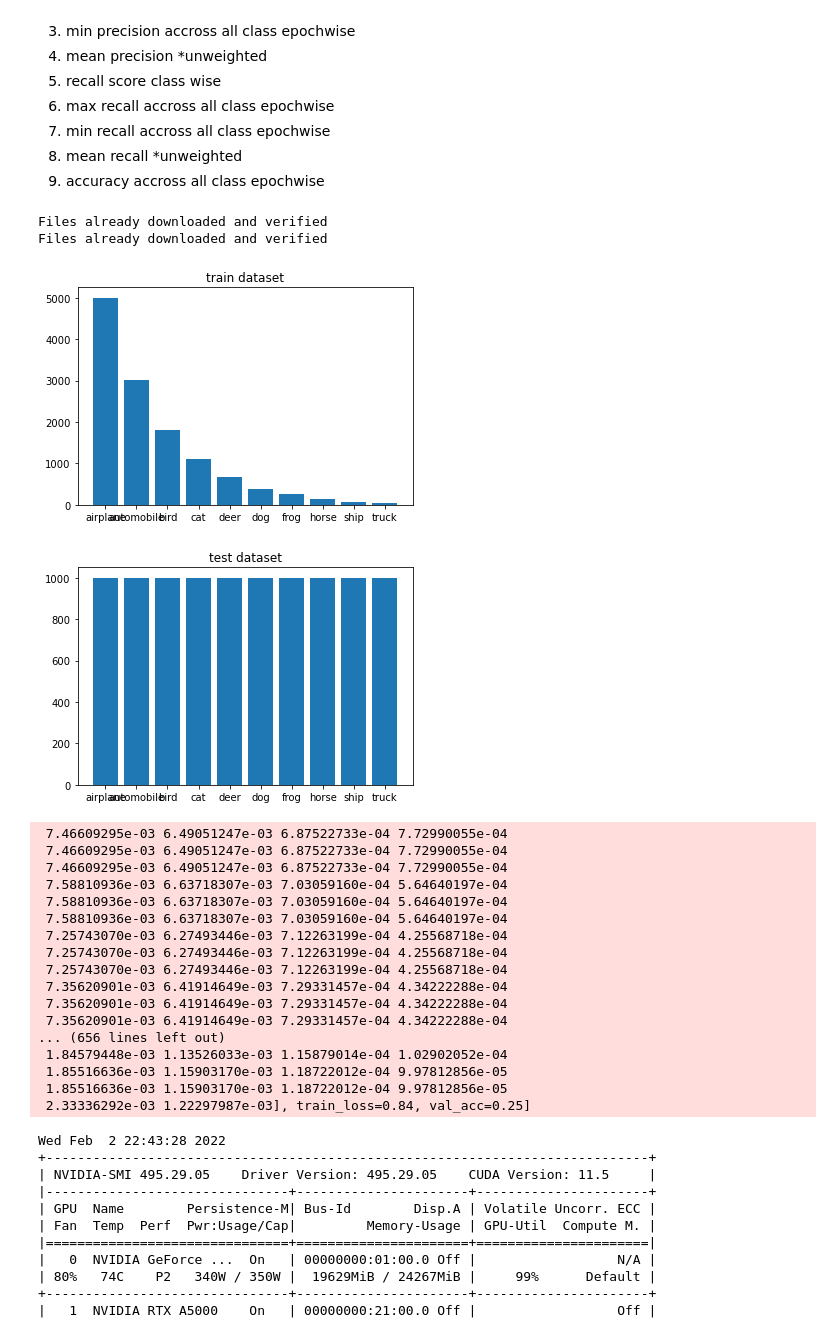
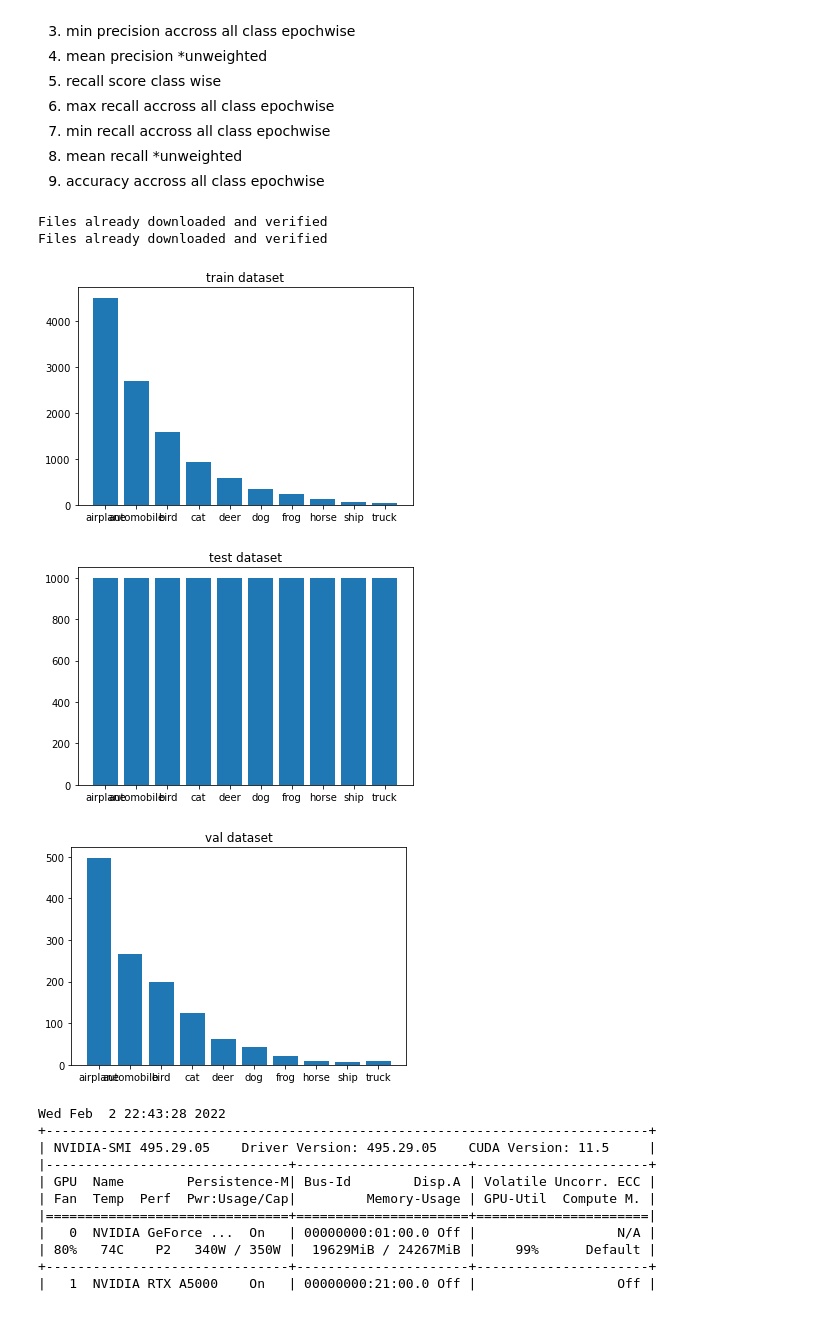
Before and after one commit to stablegradients/TrainingOverParametrisedModels, a Jupyter notebook: main.ipynb, the cells around one changed output. Saved outputs shown, nothing was run; the diff lists cells and outputs as text; code cells hidden in the pictures.

```diff
--- a/main.ipynb
+++ b/main.ipynb
@@ -376,12 +396,12 @@ def validation(valloader, net, lamda, prior,lr=0.1, device='cuda:2'):
 from tqdm import tqdm
 import copy
 
-def loop(writer, trainloader, testloader, classes, net, optimizer, prior, lamda, epochs=1200, lr_scheduler=None):
+def loop(writer, trainloader, testloader, valloader, classes, net, optimizer, prior, lamda, epochs=1200, lr_scheduler=None):
     logbar = tqdm(range(0, epochs), total=epochs, leave=False)
     max_acc = 0.0
     best_acc_model = None
     for i in logbar:
-        G = validation(testloader, net, lamda, prior)
+        G = validation(valloader, net, lamda, prior)
         lamda = np.diag(G)
         criterion = LALoss(gain_matrix=G)
         train_loss = train(trainloader, optimizer, net, criterion, epoch=i)
@@ -392,63 +412,72 @@ def loop(writer, trainloader, testloader, classes, net, optimizer, prior, lamda,
         metrics = get_metrics(outputs, labels, classes)
         for key in metrics.keys():
             writer.add_scalar("test/" + key, metrics[key], i)
+        for j in range(10):
+            writer.add_scalar("val/lambda - " + str(j + 1), lamda[j], i)
         logbar.set_description(f"Epoch [{i}/{epochs}")
         acc = "accuracy"
-        logbar.set_postfix(train_loss=f"{train_loss:.2f}", val_acc=f"{metrics[acc]:.2f}", lambdas=np.diag(G) )
+        logbar.set_postfix(train_loss=f"{train_loss:.2f}", val_acc=f"{metrics[acc]:.2f}")
         if metrics[acc] > max_acc:
             best_acc_model = copy.deepcopy(net)
     return best_acc_model
+# %%
+import random
+
+
+def split(dataset):
+    dataset_len = len(dataset)
+    splits = int(0.1 * dataset_len )
+    indices = list(range(dataset_len))
+    random.shuffle(indices)
+
+    val_idx, train_idx = indices[:splits], indices[splits:]
+    valset, trainset = copy.deepcopy(dataset), copy.deepcopy(dataset)
+
+    valset.data=dataset.data[np.array(val_idx)]
+    valset.targets=list(dataset.targets[x] for x in val_idx)
+
+    trainset.data=dataset.data[np.array(train_idx)]
+    trainset.targets=list(dataset.targets[x] for x in train_idx)
+    return valset, trainset
 # %%
 import torchvision.transforms as transforms
 
 import PIL
 
 for lamda in [0.6]:
-    writer = SummaryWriter(log_dir="./logs/logit-adjustment/model-resnet32/cifar-10-lt/loss-LA/adjustment-none")
+    writer = SummaryWriter(log_dir="./logs/min-recall/")
     batch_size = 128
     trainloader, trainset, testloader, testset = sample()
     trainset, train_prior, indices = subsample(trainset, lamda, class_indices=list(range(len(trainset.classes))))
+    valset, trainset = split(trainset)
     testloader = torch.utils.data.DataLoader(testset, batch_size=batch_size,
                                              shuffle=False, num_workers=8)
     trainloader = torch.utils.data.DataLoader(trainset, batch_size=batch_size,
                                               shuffle=True, num_workers=8)
+    valloader = torch.utils.data.DataLoader(valset, batch_size=batch_size,
+                                              shuffle=True, num_workers=8)
 
     show_data_distribution(trainset, keyname="train dataset")
     show_data_distribution(testset, keyname="test dataset")
+    show_data_distribution(valset, keyname="val dataset")
 
    # get some random training images
     dataiter = iter(trainloader)
     images, labels = dataiter.next()
     device = torch.device('cuda:2')
     net = models.resnet56().to(device)
     optimizer = torch.optim.SGD(net.parameters(), lr=0.1, momentum=0.9, weight_decay=1e-4, nesterov=True)
     lr_scheduler = torch.optim.lr_scheduler.MultiStepLR(optimizer,
                                                         milestones=[600, 900, 1100])
 
-    best_net = loop(writer, trainloader, testloader, trainset.classes ,net, optimizer, train_prior, [0.1]*10 , 1200, lr_scheduler)
-    torch.save(best_net.state_dict(), "./logs/logit-adjustment/model-resnet56/res-56_cifar-10_LA.pth")
+    best_net = loop(writer, trainloader, testloader, valloader, trainset.classes ,net, optimizer, train_prior, [0.1]*10 , 1200, lr_scheduler)
+    torch.save(best_net.state_dict(), "./logs/res-56_cifar-10_LA.pth")
 # %% [output]
 Files already downloaded and verified
 Files already downloaded and verified
-[figure, old version]
+[figure, new version]
 [figure]
- 7.46609295e-03 6.49051247e-03 6.87522733e-04 7.72990055e-04
- 7.46609295e-03 6.49051247e-03 6.87522733e-04 7.72990055e-04
- 7.46609295e-03 6.49051247e-03 6.87522733e-04 7.72990055e-04
- 7.58810936e-03 6.63718307e-03 7.03059160e-04 5.64640197e-04
- 7.58810936e-03 6.63718307e-03 7.03059160e-04 5.64640197e-04
- 7.58810936e-03 6.63718307e-03 7.03059160e-04 5.64640197e-04
- 7.25743070e-03 6.27493446e-03 7.12263199e-04 4.25568718e-04
- 7.25743070e-03 6.27493446e-03 7.12263199e-04 4.25568718e-04
- 7.25743070e-03 6.27493446e-03 7.12263199e-04 4.25568718e-04
- 7.35620901e-03 6.41914649e-03 7.29331457e-04 4.34222288e-04
- 7.35620901e-03 6.41914649e-03 7.29331457e-04 4.34222288e-04
- 7.35620901e-03 6.41914649e-03 7.29331457e-04 4.34222288e-04
-... (656 lines left out)
- 1.84579448e-03 1.13526033e-03 1.15879014e-04 1.02902052e-04
- 1.85516636e-03 1.15903170e-03 1.18722012e-04 9.97812856e-05
- 1.85516636e-03 1.15903170e-03 1.18722012e-04 9.97812856e-05
- 2.33336292e-03 1.22297987e-03], train_loss=0.84, val_acc=0.25]
+[figure, added]
 # %%
 !nvidia-smi
 !gpustat
```
Also changed, not shown: parts of 3 cells of this notebook, 1 other file.
